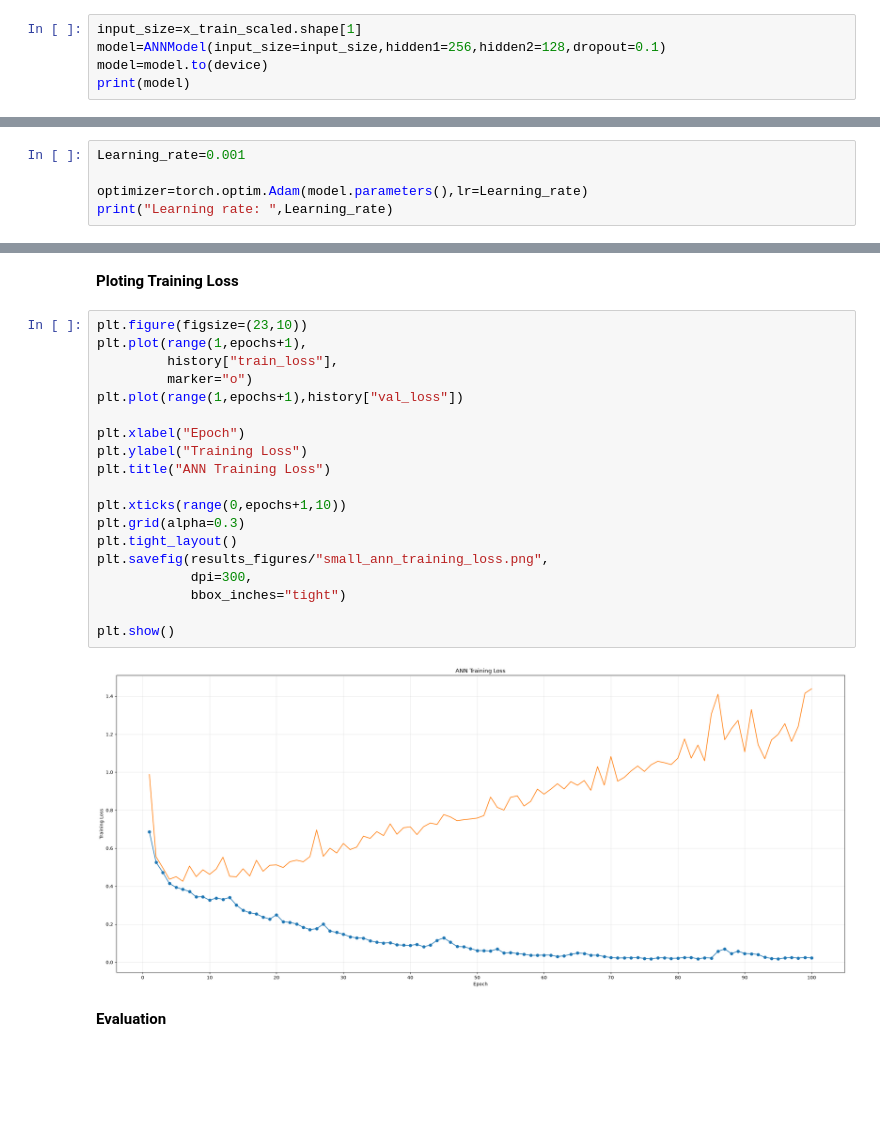
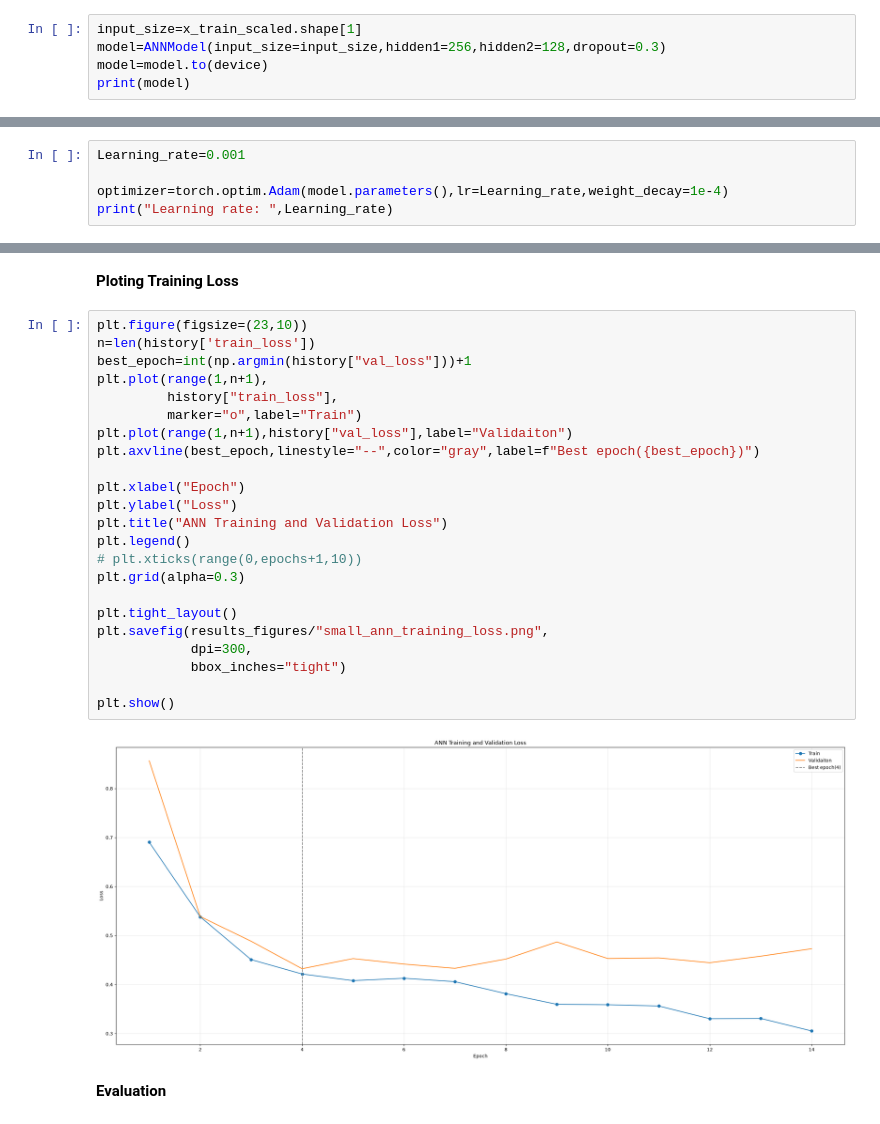
Before and after one commit to urvidamani/Vessel_Detection_DAS, a Jupyter notebook: notebooks/02_small_data_ann.ipynb, the cells around one changed output, grey strips where cells are left out. Saved outputs shown, nothing was run; the diff lists cells and outputs as text; blank space fills up the shorter version.

Commit message:
3 days training done

```diff
--- a/notebooks/02_small_data_ann.ipynb
+++ b/notebooks/02_small_data_ann.ipynb
@@ -236,7 +236,7 @@ print("Using device",device)
 Using device cuda
 # %%
 input_size=x_train_scaled.shape[1]
-model=ANNModel(input_size=input_size,hidden1=256,hidden2=128,dropout=0.1)
+model=ANNModel(input_size=input_size,hidden1=256,hidden2=128,dropout=0.3)
 model=model.to(device)
 print(model)
 # %% [output]
@@ -266,7 +266,7 @@ pos_weight value:  tensor([2.0108], device='cuda:0', dtype=torch.float64)
 # %%
 Learning_rate=0.001
 
-optimizer=torch.optim.Adam(model.parameters(),lr=Learning_rate)
+optimizer=torch.optim.Adam(model.parameters(),lr=Learning_rate,weight_decay=1e-4)
 print("Learning rate: ",Learning_rate)
 # %% [output]
 Learning rate:  0.001
@@ -304,25 +302,29 @@ Epoch 100/100 | Train: 0.0230| val: 1.4387
 **Ploting Training Loss**
 # %%
 plt.figure(figsize=(23,10))
-plt.plot(range(1,epochs+1),
+n=len(history['train_loss'])
+best_epoch=int(np.argmin(history["val_loss"]))+1
+plt.plot(range(1,n+1),
          history["train_loss"],
-         marker="o")
-plt.plot(range(1,epochs+1),history["val_loss"])
+         marker="o",label="Train")
+plt.plot(range(1,n+1),history["val_loss"],label="Validaiton")
+plt.axvline(best_epoch,linestyle="--",color="gray",label=f"Best epoch({best_epoch})")
 
 plt.xlabel("Epoch")
-plt.ylabel("Training Loss")
-plt.title("ANN Training Loss")
+plt.ylabel("Loss")
+plt.title("ANN Training and Validation Loss")
+plt.legend()
+# plt.xticks(range(0,epochs+1,10))
+plt.grid(alpha=0.3)
 
-plt.xticks(range(0,epochs+1,10))
-plt.grid(alpha=0.3)
 plt.tight_layout()
 plt.savefig(results_figures/"small_ann_training_loss.png",
             dpi=300,
             bbox_inches="tight")
 
 plt.show()
 # %% [output]
-[figure, old version]
+[figure, new version]
 # %% [markdown]
 **Evaluation**
 # %%
```
Also changed, not shown: parts of 8 cells of this notebook, 6 other files.
